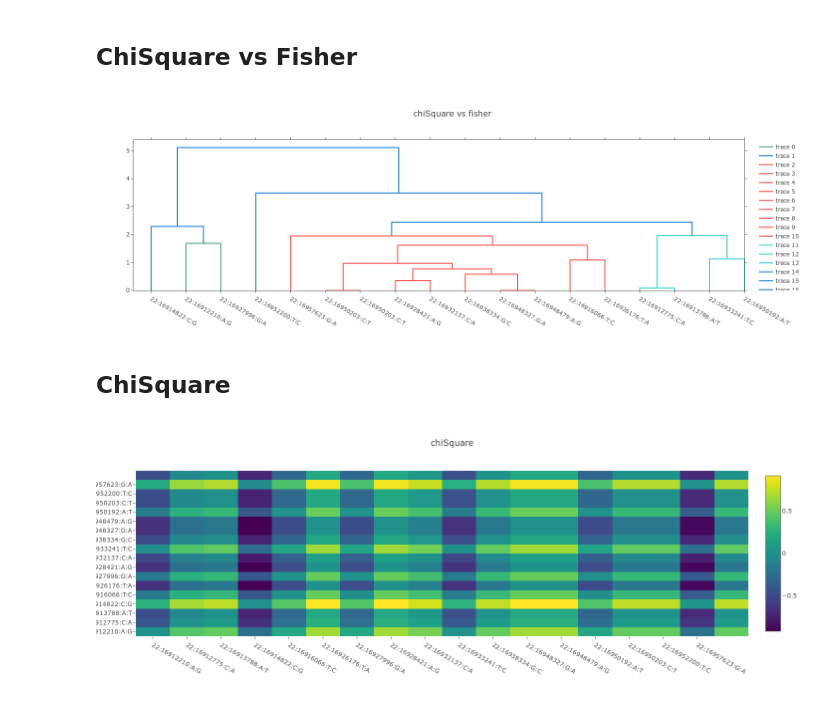
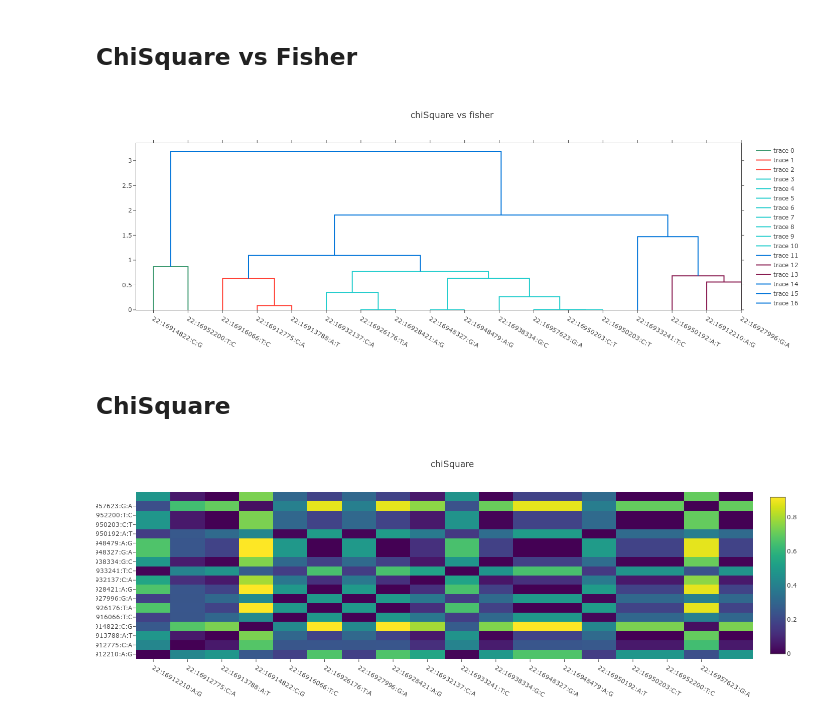
Before and after one commit to opencb/oskar, a Jupyter notebook: oskar-spark/src/main/python/notebooks/stats.ipynb, the cells around one changed output. Drawn from its saved outputs; the diff is of its cells as text; code cells hidden in the pictures.

Commit message:
spark: convert dendogram and heatmap distancess into absolute values #2

```diff
--- a/oskar-spark/src/main/python/notebooks/stats.ipynb
+++ b/oskar-spark/src/main/python/notebooks/stats.ipynb
@@ -206,33 +206,33 @@ oskar.mendel(df, "NA12877", "NA12878", "NA12879").select("id", "mendelianError")
 # %%
 import numpy as np
 import plotly.offline as py
 import plotly.figure_factory as ff
 from plotly.offline import get_plotlyjs, init_notebook_mode
 
 init_notebook_mode(connected=True)
 
 statsDF = oskar.stats(df, studyId="hgvauser@platinum:illumina_platinum", missingAsReference=True)
 dfSLC = statsDF.filter(array_contains(genes("annotation"), "SLC9B1P4"))
 
 pandasFisher = oskar.fisher(dfSLC, "hgvauser@platinum:illumina_platinum", "KK").select("id", col("Fisher p-value").alias("fisher")).toPandas()
 pandasChiSquare = oskar.chiSquare(dfSLC, "hgvauser@platinum:illumina_platinum", "KK").select("id", col("ChiSquare p-value").alias("chiSquare")).toPandas()
 
 labels=pandasFisher["id"].tolist()
 
 dim = len(labels)
 X = np.zeros((dim, dim))
 for i in range(dim):
     for j in range(i, dim):
-        X[i, j] = pandasFisher["fisher"][i] - pandasFisher["fisher"][j]
+        X[i, j] = np.absolute(pandasFisher["fisher"][i] - pandasFisher["fisher"][j])
 for i in range(dim):
     for j in range(i, dim):
-        X[j, i] = pandasChiSquare["chiSquare"][i] - pandasChiSquare["chiSquare"][j]
+        X[j, i] = np.absolute(pandasChiSquare["chiSquare"][i] - pandasChiSquare["chiSquare"][j])
 
-fig = ff.create_dendrogram(X, labels=labels, color_threshold=2)
+fig = ff.create_dendrogram(X, labels=labels, color_threshold=1)
 fig['layout'].update({'width':1440, 'height':500, 'showlegend':True, "title":"chiSquare vs fisher"})
 py.iplot(fig, filename='dendrogram')
 # %% [output]
-[figure, old version]
+[figure, new version]
 # %% [markdown]
 ## ChiSquare
 # %%
@@ -255,11 +255,11 @@ dim = len(labels)
 X = np.zeros((dim, dim))
 for i in range(dim):
     for j in range(dim):
-        X[j, i] = pandasChiSquare["chiSquare"][i] - pandasChiSquare["chiSquare"][j]
+        X[j, i] = np.absolute(pandasChiSquare["chiSquare"][i] - pandasChiSquare["chiSquare"][j])
 
 trace = go.Heatmap(x=labels, y=labels, z=X, colorscale='Viridis')
 fig = go.Figure(data=[trace])
 fig['layout'].update({'width':1440, 'height':500, 'title':'chiSquare'})
 py.iplot(fig, filename='annotated_heatmap_color')
 # %% [output]
-[figure, old version]
+[figure, new version]
```
Also changed, not shown: parts of 1 cell of this notebook.
